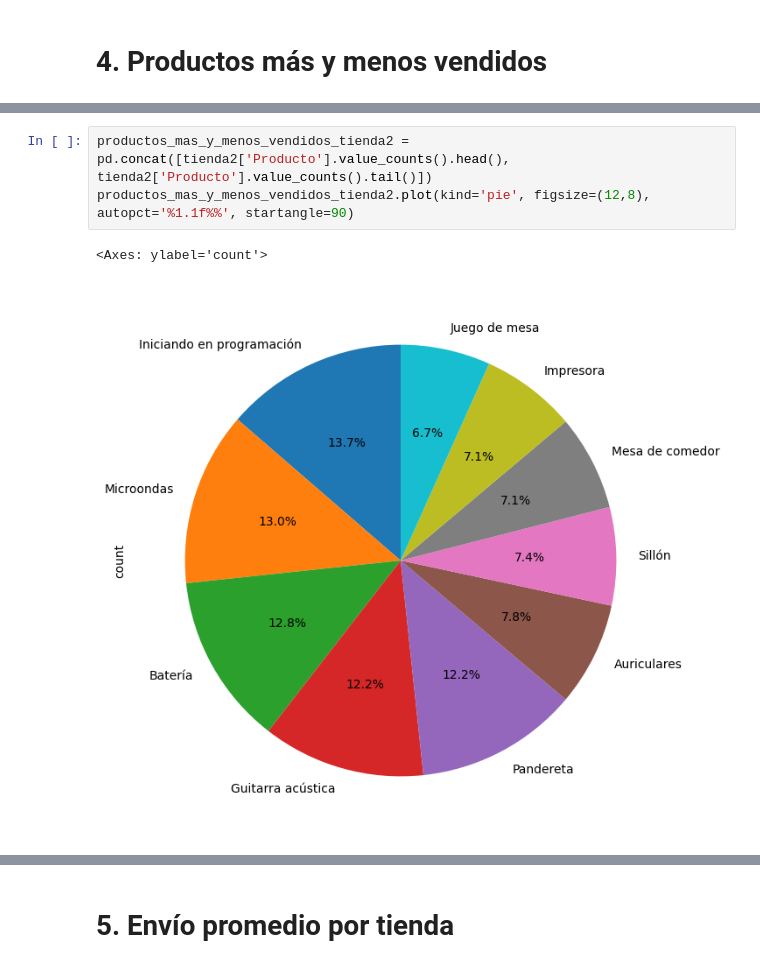
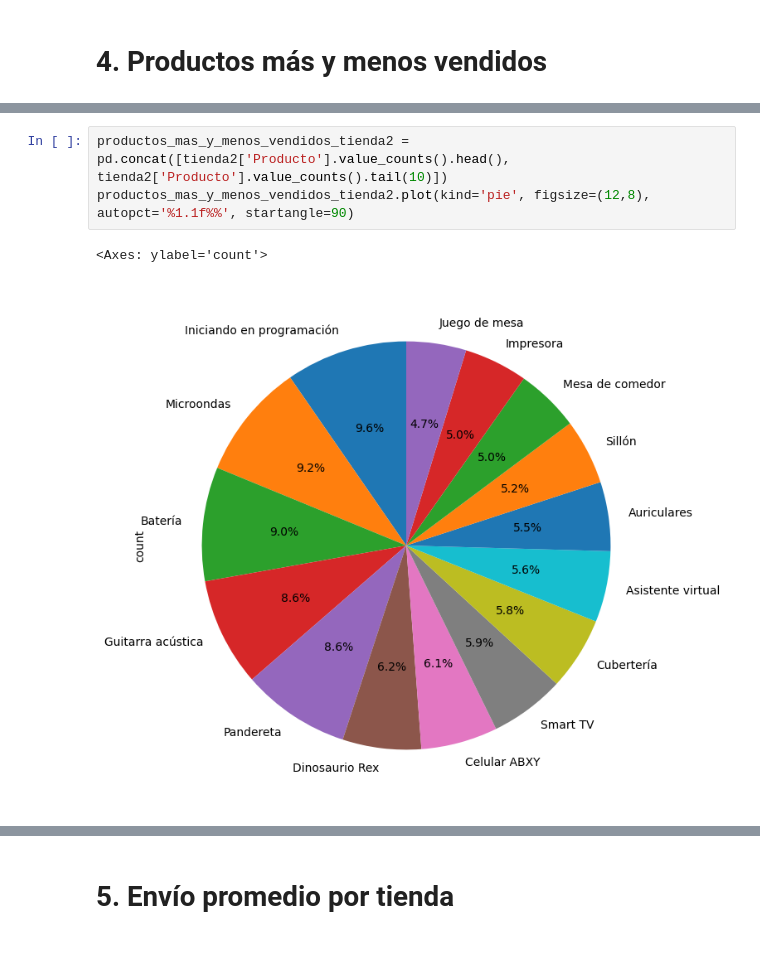
Before and after one commit to DevEnriquegd/ca-alura-store, a Jupyter notebook: AluraStore_JEGD.ipynb, the cells around one changed output, grey strips where cells are left out. Drawn from its saved outputs; the diff is of its cells as text.

```diff
--- a/AluraStore_JEGD.ipynb
+++ b/AluraStore_JEGD.ipynb
@@ -154,7 +137,7 @@ productos_mas_y_menos_vendidos_tienda1.plot(kind='pie', figsize=(12,8), autopct=
 # %%
-productos_mas_y_menos_vendidos_tienda2 = pd.concat([tienda2['Producto'].value_counts().head(), tienda2['Producto'].value_counts().tail()])
+productos_mas_y_menos_vendidos_tienda2 = pd.concat([tienda2['Producto'].value_counts().head(), tienda2['Producto'].value_counts().tail(10)])
 productos_mas_y_menos_vendidos_tienda2.plot(kind='pie', figsize=(12,8), autopct='%1.1f%%', startangle=90)
 # %% [output]
 <Axes: ylabel='count'>
-[figure, old version]
+[figure, new version]
 # %%
```
Also changed, not shown: parts of 4 cells of this notebook.
